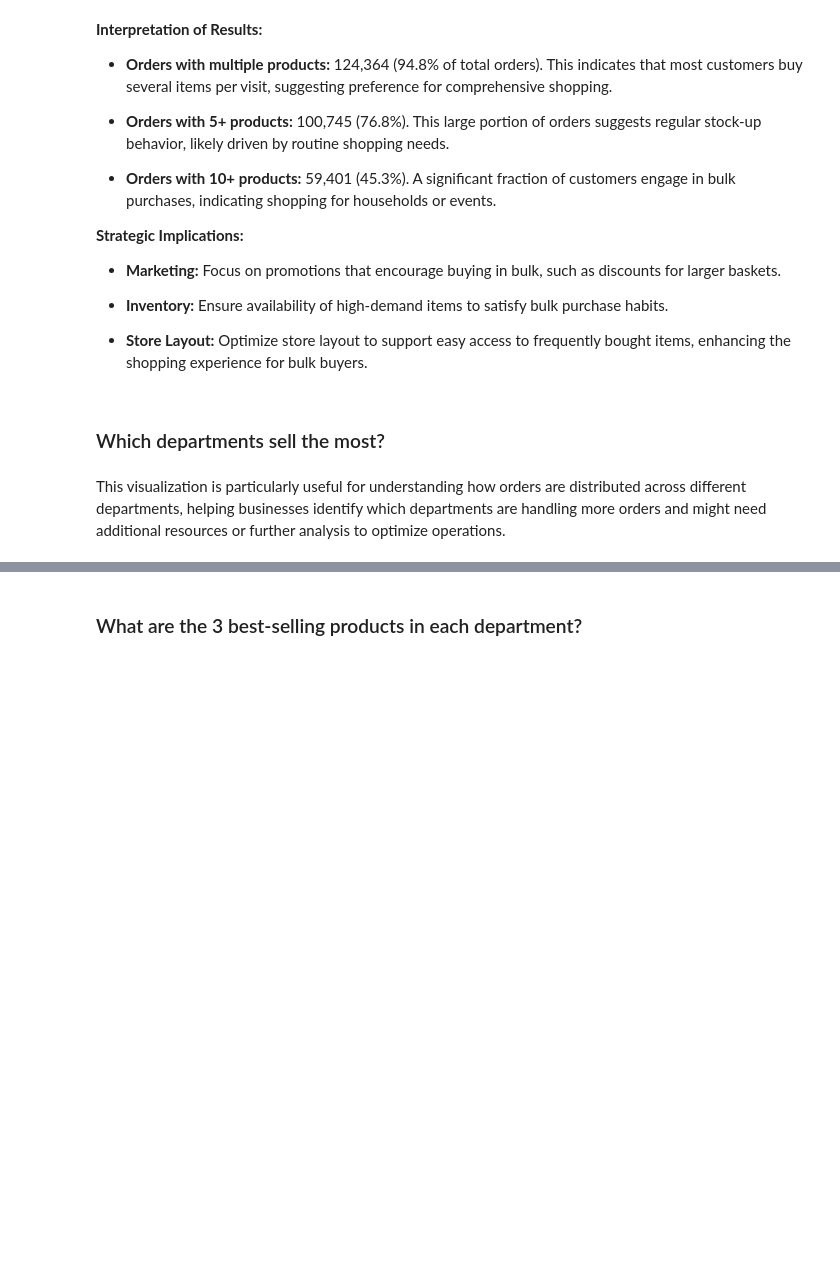
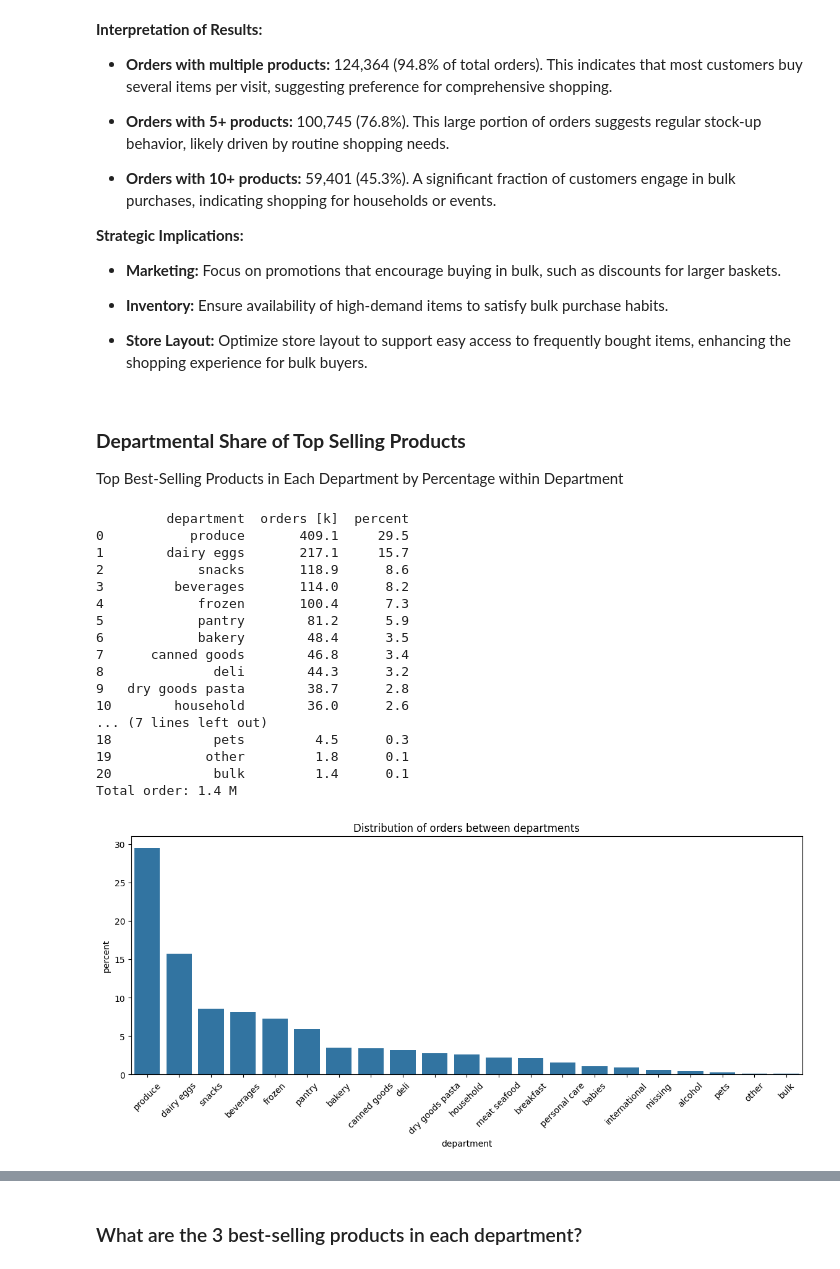
Before and after one commit to MarceloDL-A/AbInbev, a Jupyter notebook: train.ipynb, the cells around one changed output, grey strips where cells are left out. Cells and saved outputs as stored; diff of their text form; code cells hidden in the pictures; blank space fills up the shorter version.

```diff
--- a/train.ipynb
+++ b/train.ipynb
@@ -537,5 +537,3 @@ Orders of 10 or more products: 59401 or 45.3% of total orders
 - **Inventory:** Ensure availability of high-demand items to satisfy bulk purchase habits.
 
 - **Store Layout:** Optimize store layout to support easy access to frequently bought items, enhancing the shopping experience for bulk buyers.
-# %% [markdown]
-### Which departments sell the most?
@@ -554,5 +540,39 @@ df1
+# %% [markdown]
+### **Departmental Share of Top Selling Products**
+
+Top Best-Selling Products in Each Department by Percentage within Department
 # %%
-df1["percent"] = round(df1["count"]/df1["count"].sum()*100, 1)
-df1["count"] = round(df1["count"]/1000_000, 1)
-df1 = df1.rename(columns={"count": "orders [M]"})
-df1.reset_index(inplace= True)
+def plot_top_ordered_products_by_department():
+
+    df1 = final_df.department.value_counts(ascending = False).to_frame()
+
+    df1["percent"] = round(df1["count"]/df1["count"].sum()*100, 1)
+    df1["count"] = round(df1["count"]/1000, 1)
+    df1 = df1.rename(columns={"count": "orders [k]"})
+    df1.reset_index(inplace= True)
+    print(df1)
+    print(f"Total order: {round(len(final_df)/1000_000, 1)} M")
+    plt.figure(figsize=(14, 5))
+    sns.barplot(data = df1, x = "department", y = "percent", order=df1['department'])
+    plt.title("Distribution of orders between departments")
+    plt.xticks(rotation = 45);
+plot_top_ordered_products_by_department()
+# %% [output]
+         department  orders [k]  percent
+0           produce       409.1     29.5
+1        dairy eggs       217.1     15.7
+2            snacks       118.9      8.6
+3         beverages       114.0      8.2
+4            frozen       100.4      7.3
+5            pantry        81.2      5.9
+6            bakery        48.4      3.5
+7      canned goods        46.8      3.4
+8              deli        44.3      3.2
+9   dry goods pasta        38.7      2.8
+10        household        36.0      2.6
+... (7 lines left out)
+18             pets         4.5      0.3
+19            other         1.8      0.1
+20             bulk         1.4      0.1
+Total order: 1.4 M
+[figure, added]
@@ -567,2 +578,0 @@ plt.xticks(rotation = 45);
-# %% [markdown]
-This visualization is particularly useful for understanding how orders are distributed across different departments, helping businesses identify which departments are handling more orders and might need additional resources or further analysis to optimize operations.
```
Also changed, not shown: parts of 5 cells of this notebook.
